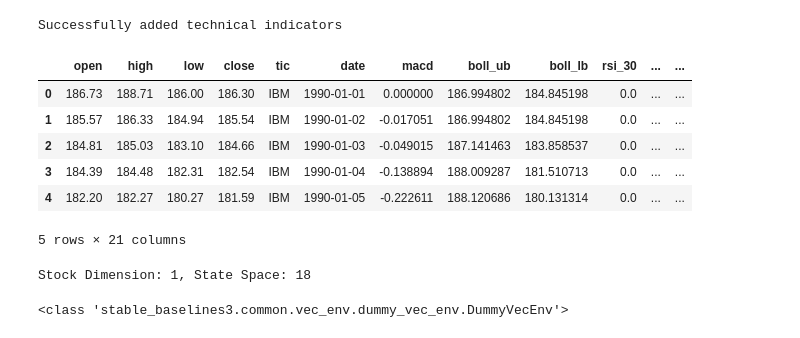
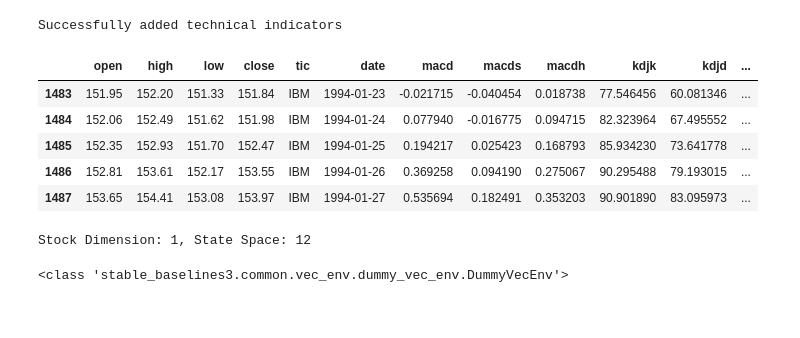
Before and after one commit to huang-me/DSAI_autoTrading, a Jupyter notebook: FinRL_single_stock_trading.ipynb, the cells around one changed output. Drawn from its saved outputs; the diff is of its cells as text; code cells hidden in the pictures.

```diff
--- a/FinRL_single_stock_trading.ipynb
+++ b/FinRL_single_stock_trading.ipynb
@@ -42,6 +44,5 @@ data_df.head()
 # %%
 ## user can add more technical indicators
 ## check https://github.com/jealous/stockstats for different names
-tech_indicator_list=config.TECHNICAL_INDICATORS_LIST
-tech_indicator_list=tech_indicator_list+['kdjk','open_2_sma','boll','close_10.0_le_5_c','wr_10','dma','trix']
-print(tech_indicator_list)
+#tech_indicator_list=config.TECHNICAL_INDICATORS_LIST
+tech_indicator_list=['macd','macds','macdh','kdjk','kdjd','close_5_sma','close_10_sma','close_20_sma','close_60_sma']
@@ -62,22 +61,21 @@ data_df = fe.preprocess_data(data_df)
 train=data_df
 # %% [output]
 Successfully added technical indicators
-# %%
-data_df.head()
-# %% [output]
-|  | open | high | low | close | tic | date | macd | boll_ub | boll_lb | rsi_30 | ... | ... |
-| 0 | 186.73 | 188.71 | 186.00 | 186.30 | IBM | 1990-01-01 | 0.000000 | 186.994802 | 184.845198 | 0.0 | ... | ... |
-| 1 | 185.57 | 186.33 | 184.94 | 185.54 | IBM | 1990-01-02 | -0.017051 | 186.994802 | 184.845198 | 0.0 | ... | ... |
-| 2 | 184.81 | 185.03 | 183.10 | 184.66 | IBM | 1990-01-03 | -0.049015 | 187.141463 | 183.858537 | 0.0 | ... | ... |
-| 3 | 184.39 | 184.48 | 182.31 | 182.54 | IBM | 1990-01-04 | -0.138894 | 188.009287 | 181.510713 | 0.0 | ... | ... |
-| 4 | 182.20 | 182.27 | 180.27 | 181.59 | IBM | 1990-01-05 | -0.222611 | 188.120686 | 180.131314 | 0.0 | ... | ... |
-5 rows × 21 columns
+# %%
+train.tail()
+# %% [output]
+|  | open | high | low | close | tic | date | macd | macds | macdh | kdjk | kdjd | ... |
+| 1483 | 151.95 | 152.20 | 151.33 | 151.84 | IBM | 1994-01-23 | -0.021715 | -0.040454 | 0.018738 | 77.546456 | 60.081346 | ... |
+| 1484 | 152.06 | 152.49 | 151.62 | 151.98 | IBM | 1994-01-24 | 0.077940 | -0.016775 | 0.094715 | 82.323964 | 67.495552 | ... |
+| 1485 | 152.35 | 152.93 | 151.70 | 152.47 | IBM | 1994-01-25 | 0.194217 | 0.025423 | 0.168793 | 85.934230 | 73.641778 | ... |
+| 1486 | 152.81 | 153.61 | 152.17 | 153.55 | IBM | 1994-01-26 | 0.369258 | 0.094190 | 0.275067 | 90.295488 | 79.193015 | ... |
+| 1487 | 153.65 | 154.41 | 153.08 | 153.97 | IBM | 1994-01-27 | 0.535694 | 0.182491 | 0.353203 | 90.901890 | 83.095973 | ... |
 # %%
 stock_dimension = 1
 state_space = 1 + 2*stock_dimension + len(tech_indicator_list)*stock_dimension
 print(f"Stock Dimension: {stock_dimension}, State Space: {state_space}")
 # %% [output]
-Stock Dimension: 1, State Space: 18
+Stock Dimension: 1, State Space: 12
 # %%
 env_kwargs = {
     "hmax": 1,
```
Also changed, not shown: parts of 8 cells of this notebook, 2 other files.
